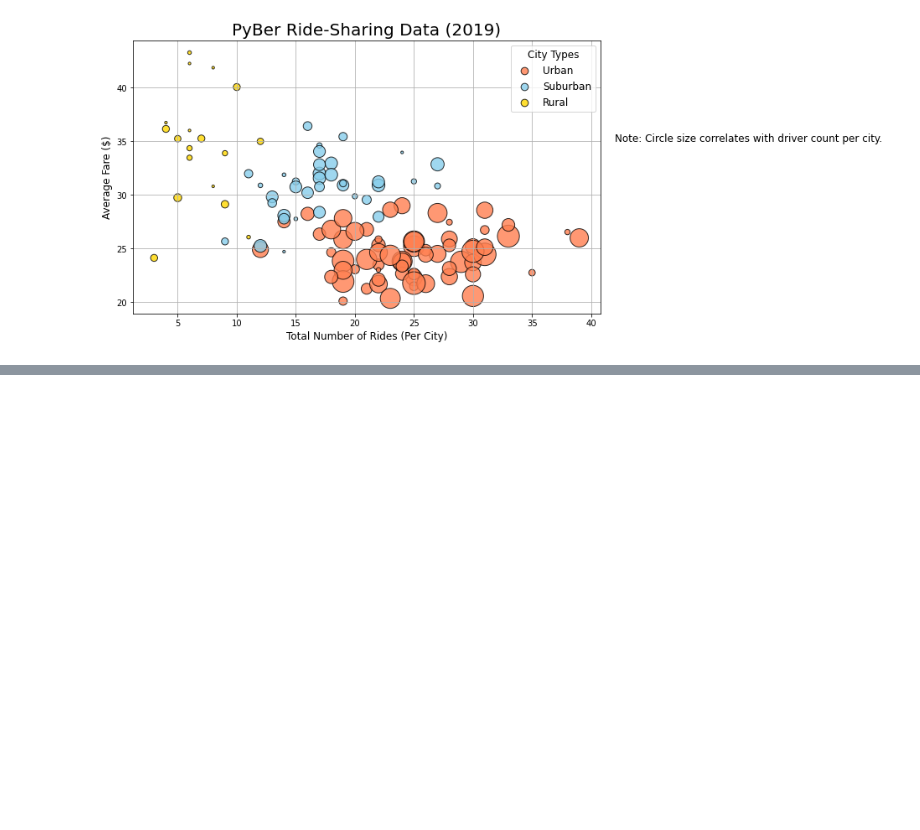
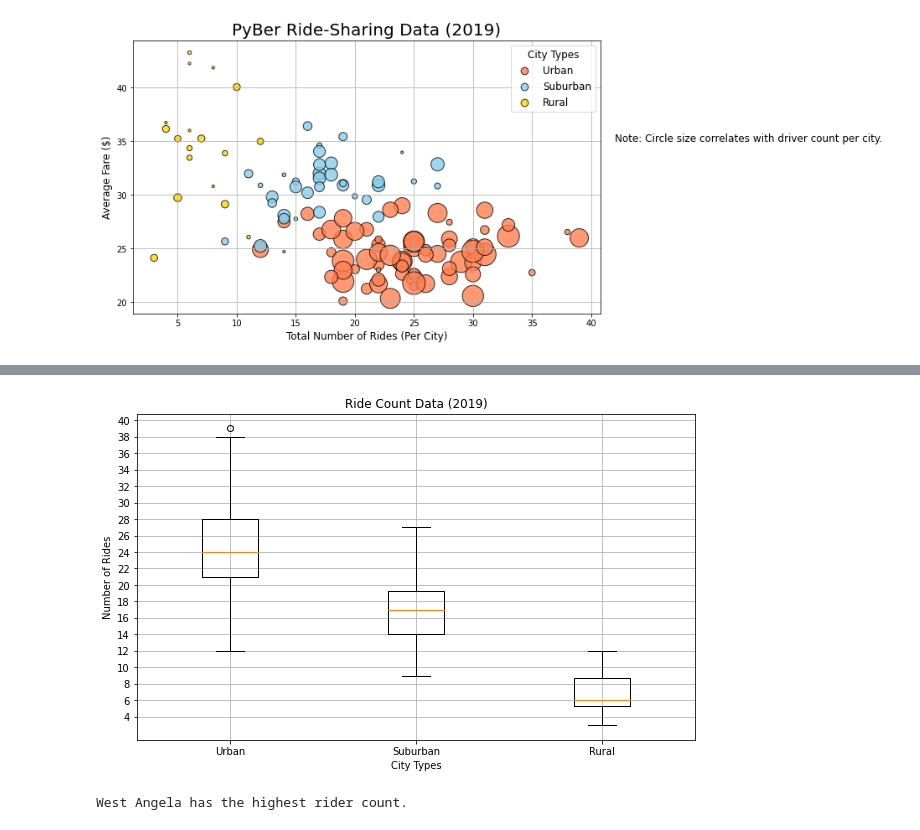
Before and after one commit to HHGOOD02/PyBer_Analysis, a Jupyter notebook: PyBer.ipynb, the cells around one changed output, grey strips where cells are left out. Cells and saved outputs as stored; diff of their text form; code cells hidden in the pictures; blank space fills up the shorter version.

```diff
--- a/PyBer.ipynb
+++ b/PyBer.ipynb
@@ -284,0 +497,19 @@ plt.show()
+# %%
+x_labels = ["Urban", "Suburban", "Rural"]
+plt.figure(figsize=(10,6))
+ride_count_data = [urban_ride_count, suburban_ride_count, rural_ride_count]
+plt.title('Ride Count Data (2019)')
+plt.ylabel('Number of Rides')
+plt.xlabel('City Types')
+plt.yticks(np.arange(4,44, step=2.0))
+plt.boxplot(ride_count_data, labels=x_labels)
+plt.grid()
+plt.savefig("Analysis/Fig2.png")
+plt.show()
+# %% [output]
+[figure, added]
+# %%
+urban_city_outlier = urban_ride_count[urban_ride_count==39].index[0]
+print(f"{urban_city_outlier} has the highest rider count.")
+# %% [output]
+West Angela has the highest rider count.
```
Also changed, not shown: parts of 30 cells of this notebook, 4 other files.
